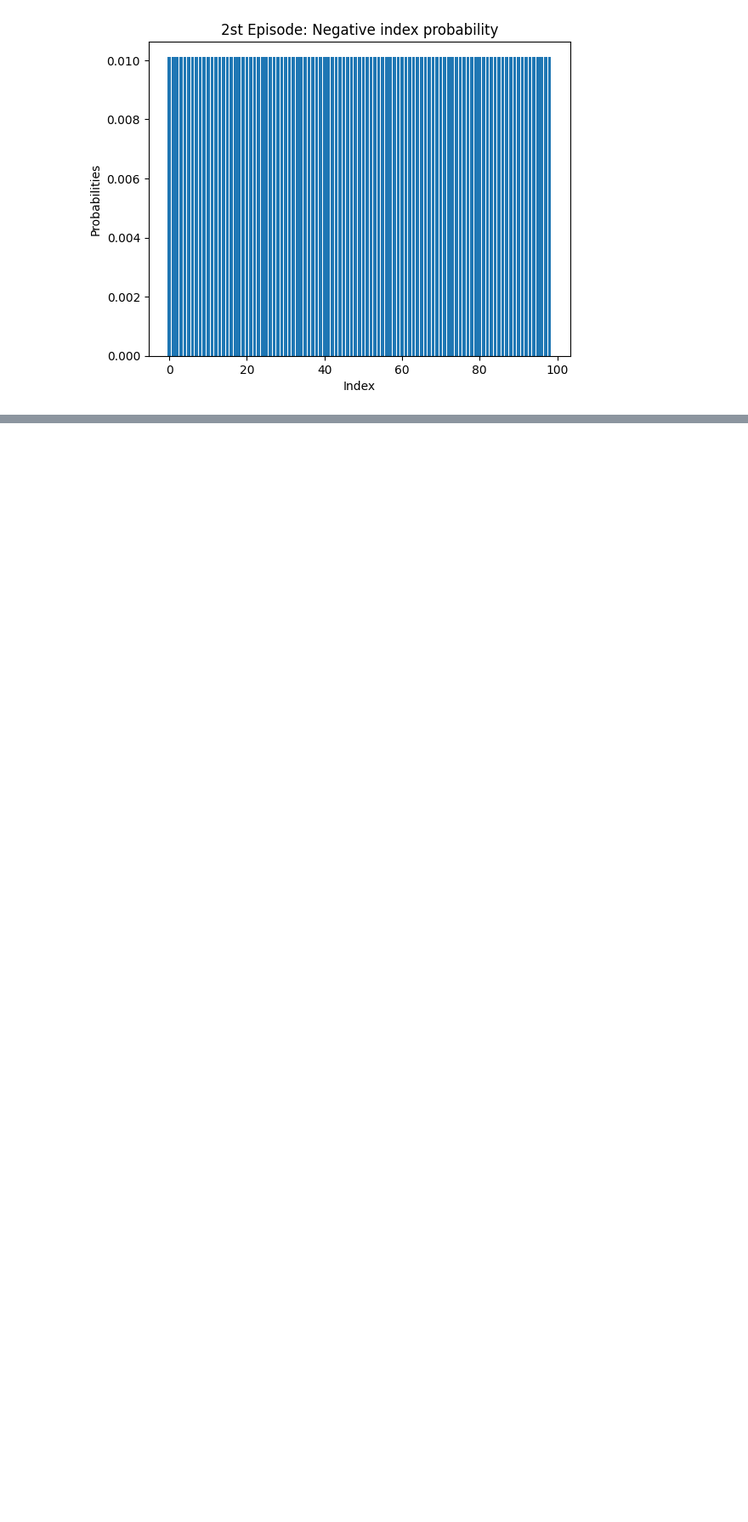
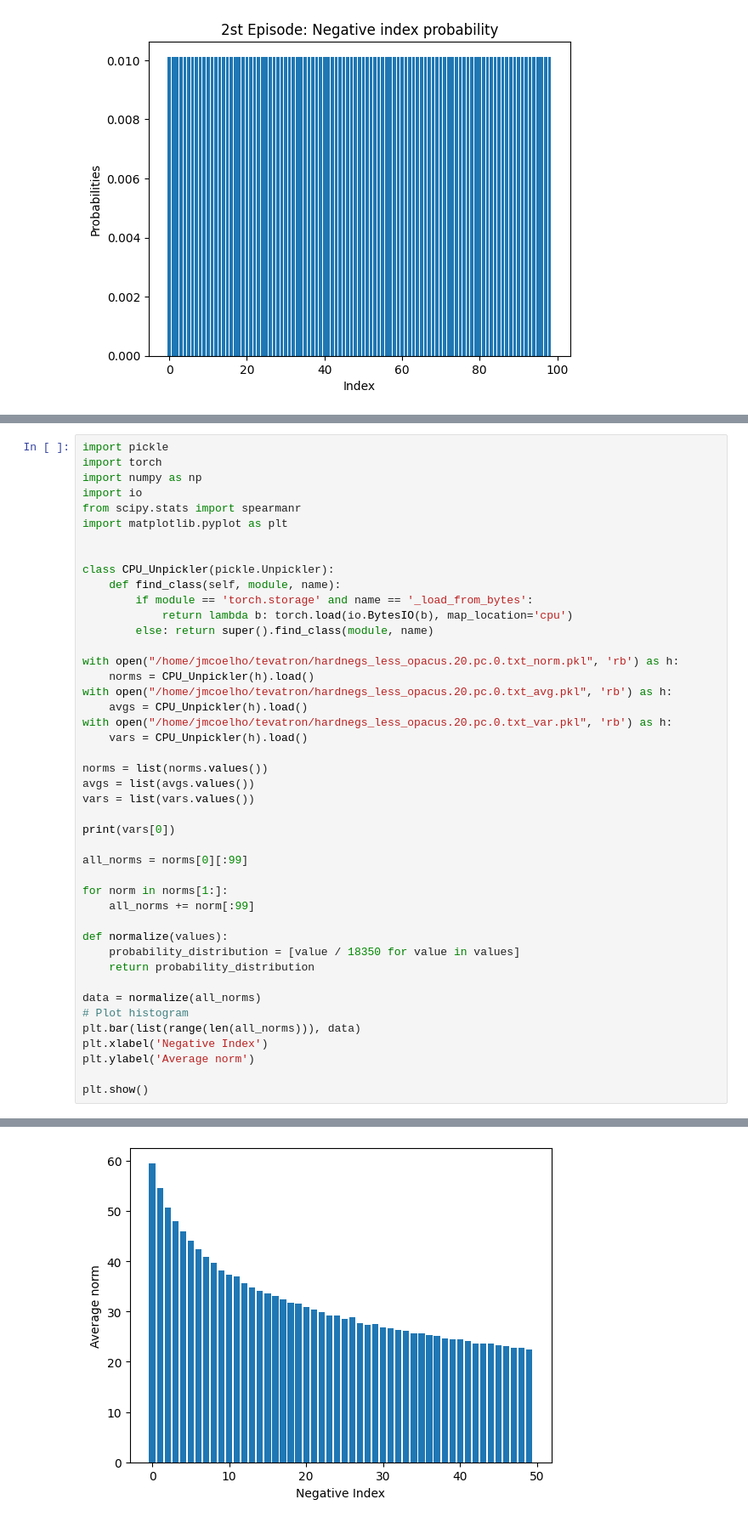
Before and after one commit to JMVCoelho/tevatron, a Jupyter notebook: plots.ipynb, the cells around one changed output, grey strips where cells are left out. Shown at 85% size. Drawn from its saved outputs; the diff is of its cells as text; blank space fills up the shorter version.

```diff
--- a/plots.ipynb
+++ b/plots.ipynb
@@ -1023,0 +1031,45 @@ Index: 99, Count: 207
+# %%
+import pickle
+import torch
+import numpy as np
+import io
+from scipy.stats import spearmanr
+import matplotlib.pyplot as plt
+
+
+class CPU_Unpickler(pickle.Unpickler):
+    def find_class(self, module, name):
+        if module == 'torch.storage' and name == '_load_from_bytes':
+            return lambda b: torch.load(io.BytesIO(b), map_location='cpu')
+        else: return super().find_class(module, name)
+
+with open("/home/jmcoelho/tevatron/hardnegs_less_opacus.20.pc.0.txt_norm.pkl", 'rb') as h:
+    norms = CPU_Unpickler(h).load()
+with open("/home/jmcoelho/tevatron/hardnegs_less_opacus.20.pc.0.txt_avg.pkl", 'rb') as h:
+    avgs = CPU_Unpickler(h).load()
+with open("/home/jmcoelho/tevatron/hardnegs_less_opacus.20.pc.0.txt_var.pkl", 'rb') as h:
+    vars = CPU_Unpickler(h).load()
+
+norms = list(norms.values())
+avgs = list(avgs.values())
+vars = list(vars.values())
+
+print(vars[0])
+
+all_norms = norms[0][:99]
+
+for norm in norms[1:]:
+    all_norms += norm[:99]
+
+def normalize(values):
+    probability_distribution = [value / 18350 for value in values]
+    return probability_distribution
+
+data = normalize(all_norms)
+# Plot histogram
+plt.bar(list(range(len(all_norms))), data)
+plt.xlabel('Negative Index')
+plt.ylabel('Average norm')
+
+plt.show()
+# %% [output]
@@ -1023,0 +1082 @@ Index: 99, Count: 207
+[figure, added]
```
Also changed, not shown: parts of 11 cells of this notebook, 16 other files.
